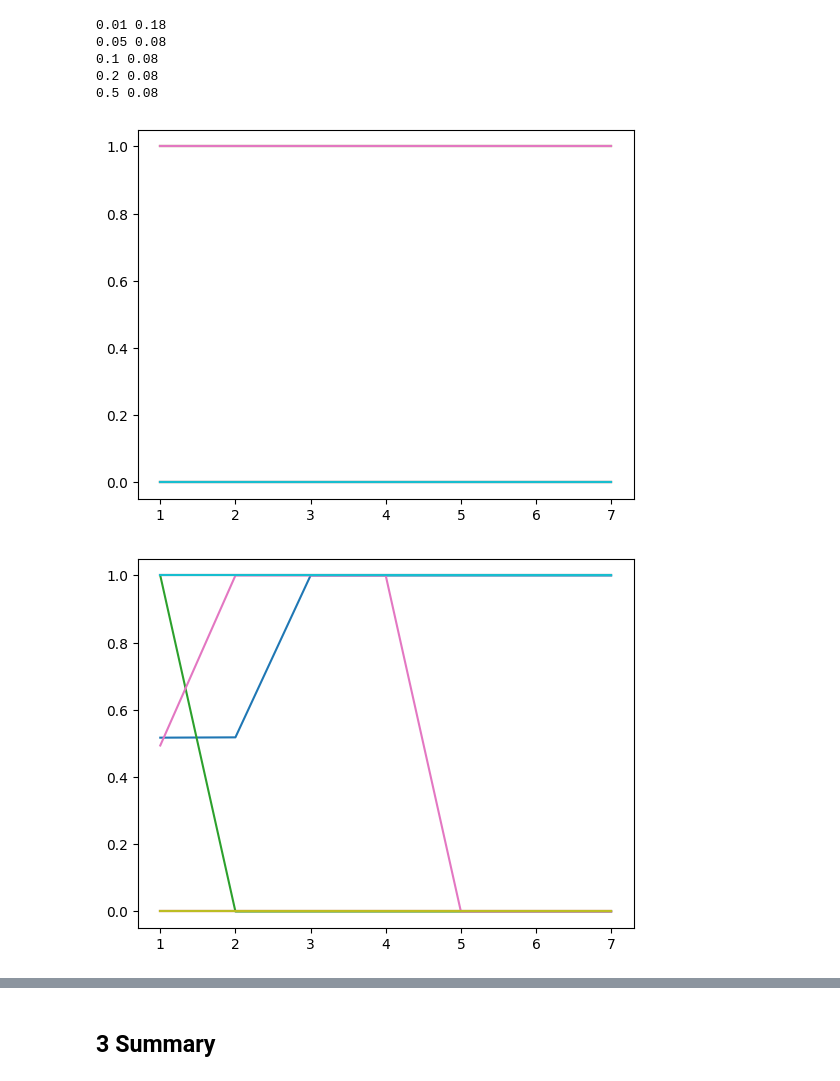
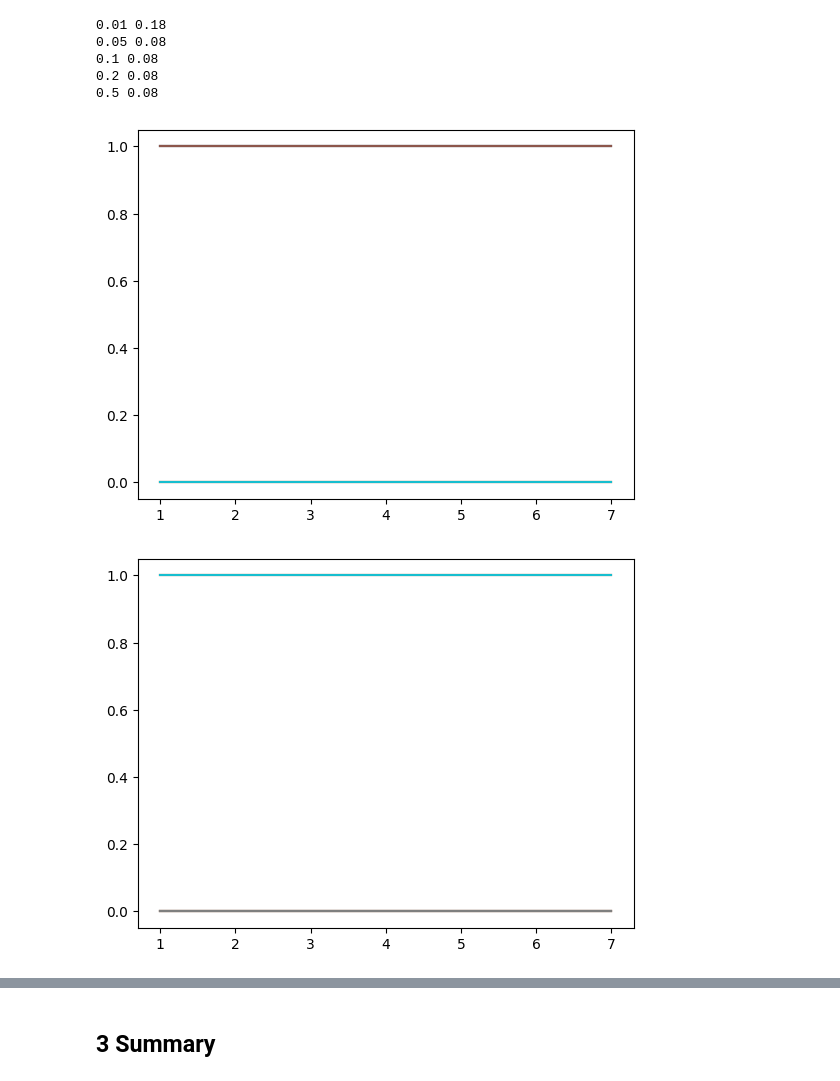
Before and after one commit to metodj/MSDNet-PyTorch, a Jupyter notebook: modal_probs.ipynb, the cells around one changed output, grey strips where cells are left out. Cells and saved outputs as stored; diff of their text form; code cells hidden in the pictures.

```diff
--- a/modal_probs.ipynb
+++ b/modal_probs.ipynb
@@ -574,17 +575,17 @@ for thres, val in modal_probs_ovr.items():
 0.2 0.08
 0.5 0.08
 # %%
-# _preds = preds_poe_ovr_break_ties[L - 1]  # modal pred: p(\bar{y})
-_preds = targets  # probability of correct answer: p(y^*)
+_preds = preds_poe_ovr_break_ties[L - 1]  # modal pred: p(\bar{y})
+# _preds = targets  # probability of correct answer: p(y^*)
 _probs = probs_poe_ovr_break_ties
 
 for _ in range(5):
     samples = random.sample(range(10000), 10)
     for i in samples:
         probs_i = _probs[:, i, _preds[i]].cpu()
         plt.plot(list(range(1, len(probs_i) + 1)), probs_i, label=f'{i}');
     # plt.savefig('/home/metod/Desktop/PhD/year1/PoE/MSDNet-PyTorch/modal_probs.pdf')
     plt.show()
 # %% [output]
-[figure, old version]
+[figure, new version]
-[figure, old version]
+[figure, new version]
```
Also changed, not shown: parts of 26 cells of this notebook.
